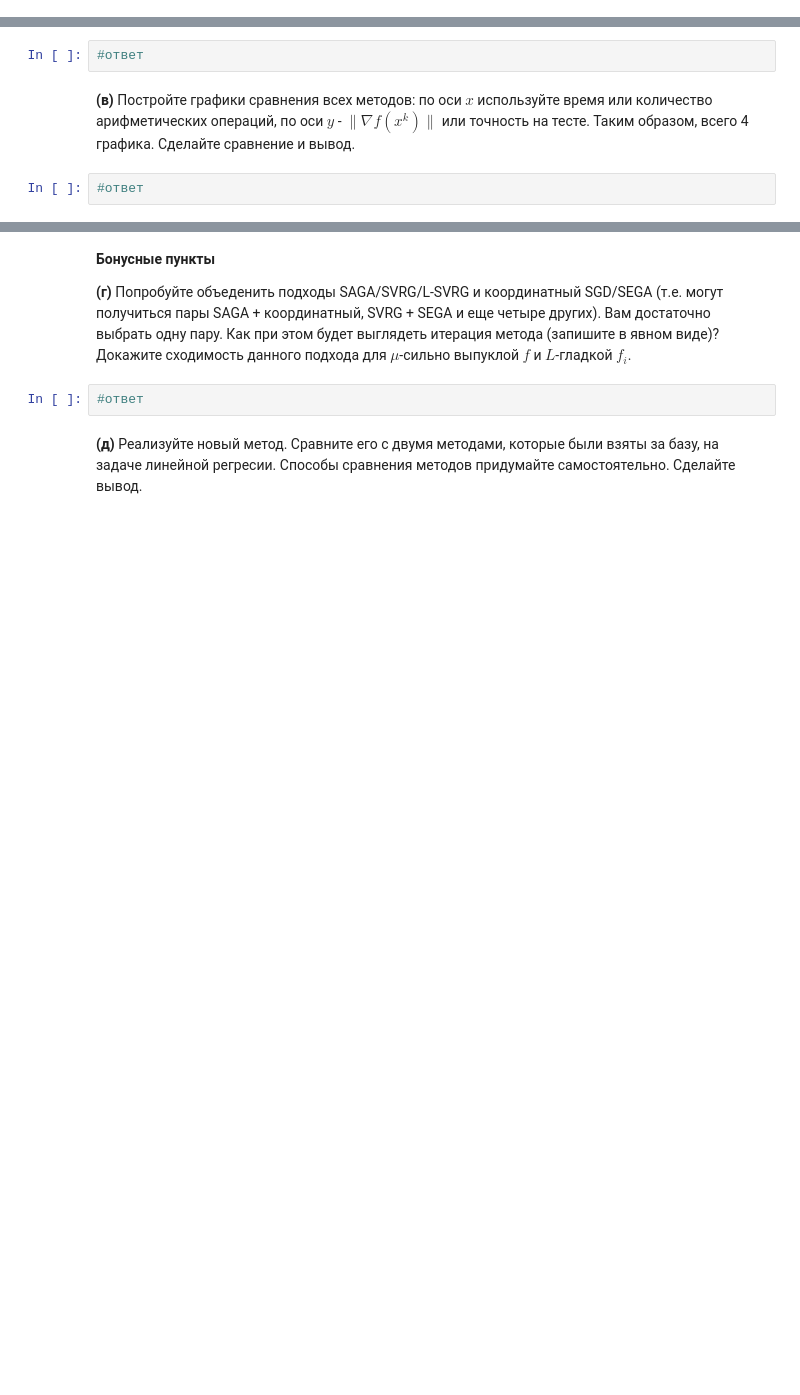
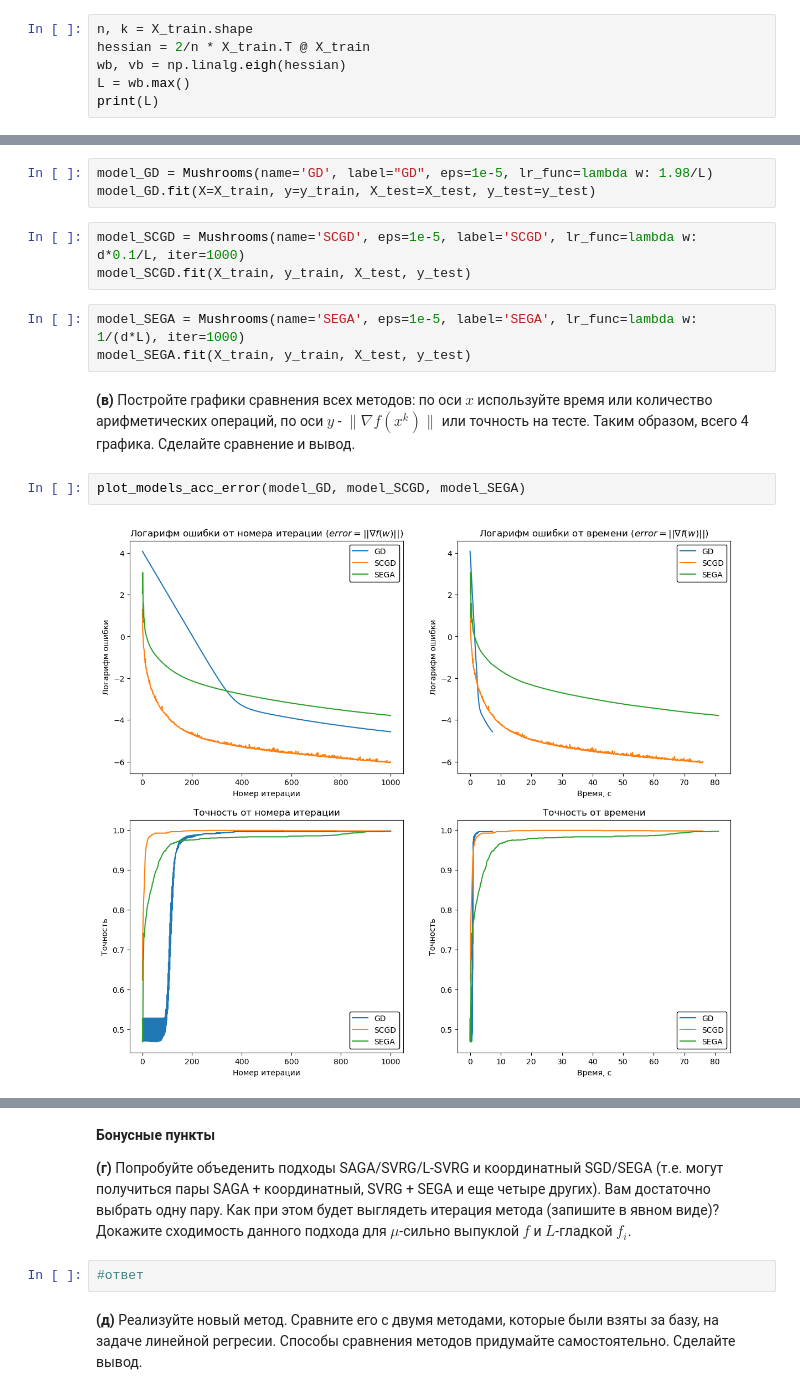
Before and after one commit to kreininmv/Applied-optimization, a Jupyter notebook: Homework/Kreinin_Matvei_Optimization_HW_6.ipynb, the cells around one changed output, grey strips where cells are left out. Saved outputs shown, nothing was run; the diff lists cells and outputs as text; blank space fills up the shorter version.

```diff
--- a/Homework/Kreinin_Matvei_Optimization_HW_6.ipynb
+++ b/Homework/Kreinin_Matvei_Optimization_HW_6.ipynb
@@ -252,0 +274,6 @@ __(б)__ Реализуйте координатный SGD, SEGA для зада
+# %%
+n, k = X_train.shape
+hessian = 2/n * X_train.T @ X_train
+wb, vb = np.linalg.eigh(hessian)
+L = wb.max()
+print(L)
@@ -253,6 +282,15 @@ __(б)__ Реализуйте координатный SGD, SEGA для зада
 # %%
-#ответ
+model_GD = Mushrooms(name='GD', label="GD", eps=1e-5, lr_func=lambda w: 1.98/L)
+model_GD.fit(X=X_train, y=y_train, X_test=X_test, y_test=y_test)
+# %%
+model_SCGD = Mushrooms(name='SCGD', eps=1e-5, label='SCGD', lr_func=lambda w: d*0.1/L, iter=1000)
+model_SCGD.fit(X_train, y_train, X_test, y_test)
+# %%
+model_SEGA = Mushrooms(name='SEGA', eps=1e-5, label='SEGA', lr_func=lambda w: 1/(d*L), iter=1000)
+model_SEGA.fit(X_train, y_train, X_test, y_test)
 # %% [markdown]
 __(в)__ Постройте графики сравнения всех методов: по оси $x$ используйте время или количество арифметических операций, по оси $y$ - $\|\nabla f(x^k)\|$ или точность на тесте. Таким образом, всего 4 графика. Сделайте сравнение и вывод.
 # %%
-#ответ
+plot_models_acc_error(model_GD, model_SCGD, model_SEGA)
+# %% [output]
+[figure, added]
```
Also changed, not shown: parts of 15 cells of this notebook, 1 other file.
